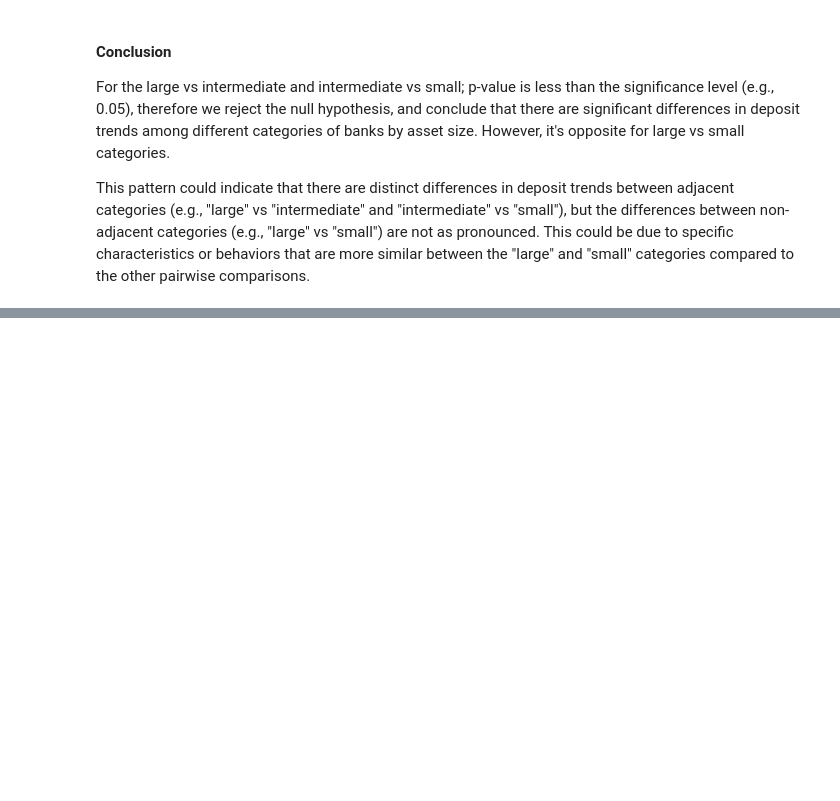
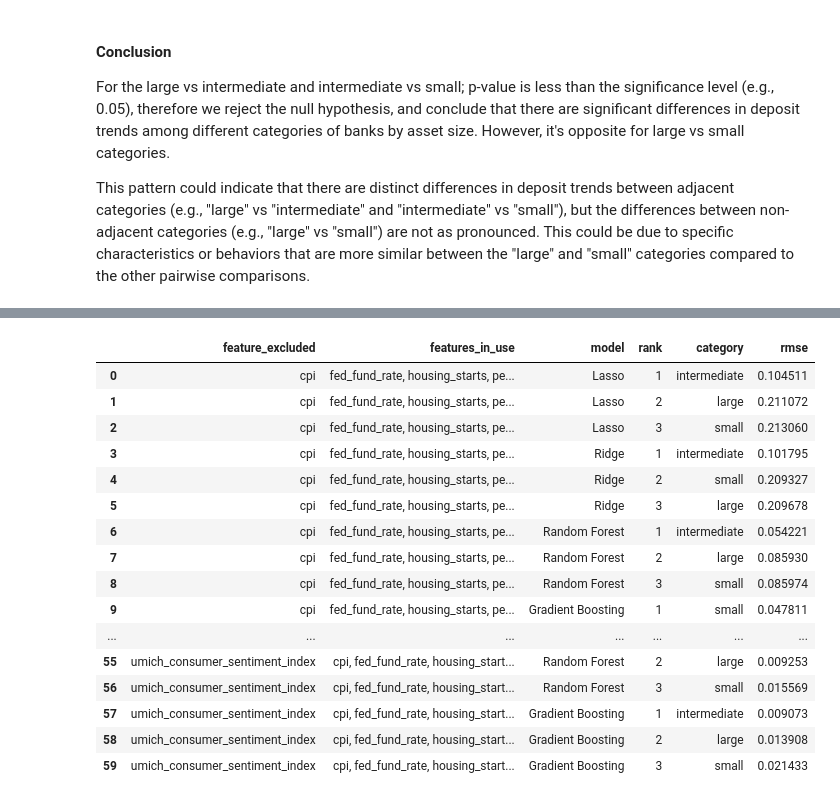
Before and after one commit to hughdingb58/deposit_size_prediction, a Jupyter notebook: Supervised_Learning.ipynb, the cells around one changed output, grey strips where cells are left out. Drawn from its saved outputs; the diff is of its cells as text; code cells hidden in the pictures; blank space fills up the shorter version.

Commit message:
Update Supervised_Learning.ipynb
Added ablation analysis

```diff
--- a/Supervised_Learning.ipynb
+++ b/Supervised_Learning.ipynb
@@ -508,0 +517,82 @@ This pattern could indicate that there are distinct differences in deposit trend
+# %%
+def highlight_min_rmse_category(df):
+    """
+    Highlight the rows with the minimum RMSE for each category.
+
+    Args:
+    - df (DataFrame): The DataFrame to be highlighted.
+
+    Returns:
+    - DataFrame: The DataFrame with rows highlighted.
+    """
+    idx = df.groupby('category')['rmse'].idxmin()
+    return df.style.apply(lambda x: ['background-color: yellow' if x.name in idx.values else '' for i in x], axis=1)
+
+def ablation_analysis(lagged_df, selected_features, model_functions):
+    """
+    Perform ablation analysis by iteratively removing each feature from selected_features and evaluating the specified model functions.
+
+    Args:
+    - lagged_df (DataFrame): DataFrame containing the lagged data.
+    - selected_features (list): List of selected features.
+    - model_functions (dict): Dictionary containing model functions (e.g., {'Lasso': run_lasso_ols, 'Ridge': run_ridge_ols}).
+
+    Returns:
+    - DataFrame: DataFrame containing the top 3 models with the best performance for each feature removal.
+    """
+    results = []
+
+    for feature in selected_features:
+        features_without_current = [f for f in selected_features if f != feature]
+        model_results = {}
+
+        for model_name, model_func in model_functions.items():
+            best_models = model_func(lagged_df, features_without_current)
+            top_models = sorted(best_models.items(), key=lambda x: x[1]['rmse'])[:3]
+            model_results[model_name] = top_models
+
+        results.append({'feature_excluded': feature, 'results': model_results})
+
+    # Organize results in a DataFrame
+    rows = []
+    for result in results:
+        feature = result['feature_excluded']
+        features_in_use = ', '.join([f for f in selected_features if f != feature])
+        for model_name, top_models in result['results'].items():
+            for rank, (category, metrics) in enumerate(top_models, start=1):
+                rows.append({'feature_excluded': feature, 'features_in_use': features_in_use, 'model': model_name, 'rank': rank, 'category': category, 'rmse': metrics['rmse']})
+
+    results_df = pd.DataFrame(rows)
+    styled_df = highlight_min_rmse_category(results_df)
+
+    return styled_df
+
+# Define the model functions dictionary
+model_functions = {
+    'Lasso': run_lasso_ols,
+    'Ridge': run_ridge_ols,
+    'Random Forest': run_random_forest,
+    'Gradient Boosting': run_gradient_boosting
+}
+
+# Call the ablation_analysis function
+ablation_results = ablation_analysis(lagged_df, selected_features, model_functions)
+ablation_results
+# %% [output]
+|  | feature_excluded | features_in_use | model | rank | category | rmse |
+| 0 | cpi | fed_fund_rate, housing_starts, pe... | Lasso | 1 | intermediate | 0.104511 |
+| 1 | cpi | fed_fund_rate, housing_starts, pe... | Lasso | 2 | large | 0.211072 |
+| 2 | cpi | fed_fund_rate, housing_starts, pe... | Lasso | 3 | small | 0.213060 |
+| 3 | cpi | fed_fund_rate, housing_starts, pe... | Ridge | 1 | intermediate | 0.101795 |
+| 4 | cpi | fed_fund_rate, housing_starts, pe... | Ridge | 2 | small | 0.209327 |
+| 5 | cpi | fed_fund_rate, housing_starts, pe... | Ridge | 3 | large | 0.209678 |
+| 6 | cpi | fed_fund_rate, housing_starts, pe... | Random Forest | 1 | intermediate | 0.054221 |
+| 7 | cpi | fed_fund_rate, housing_starts, pe... | Random Forest | 2 | large | 0.085930 |
+| 8 | cpi | fed_fund_rate, housing_starts, pe... | Random Forest | 3 | small | 0.085974 |
+| 9 | cpi | fed_fund_rate, housing_starts, pe... | Gradient Boosting | 1 | small | 0.047811 |
+| ... | ... | ... | ... | ... | ... | ... |
+| 55 | umich_consumer_sentiment_index | cpi, fed_fund_rate, housing_start... | Random Forest | 2 | large | 0.009253 |
+| 56 | umich_consumer_sentiment_index | cpi, fed_fund_rate, housing_start... | Random Forest | 3 | small | 0.015569 |
+| 57 | umich_consumer_sentiment_index | cpi, fed_fund_rate, housing_start... | Gradient Boosting | 1 | intermediate | 0.009073 |
+| 58 | umich_consumer_sentiment_index | cpi, fed_fund_rate, housing_start... | Gradient Boosting | 2 | large | 0.013908 |
+| 59 | umich_consumer_sentiment_index | cpi, fed_fund_rate, housing_start... | Gradient Boosting | 3 | small | 0.021433 |
```
Also changed, not shown: parts of 3 cells of this notebook.
